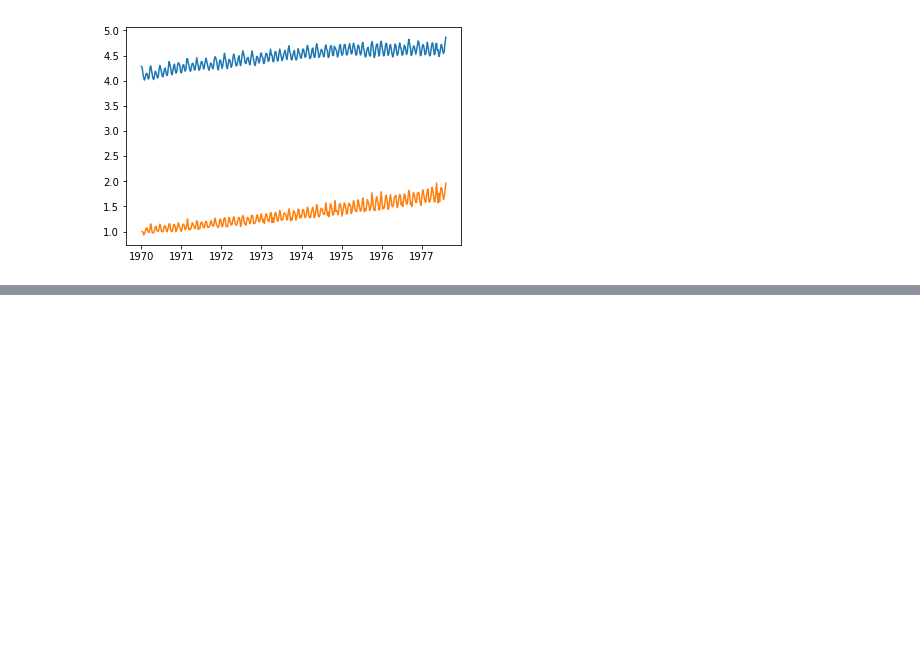
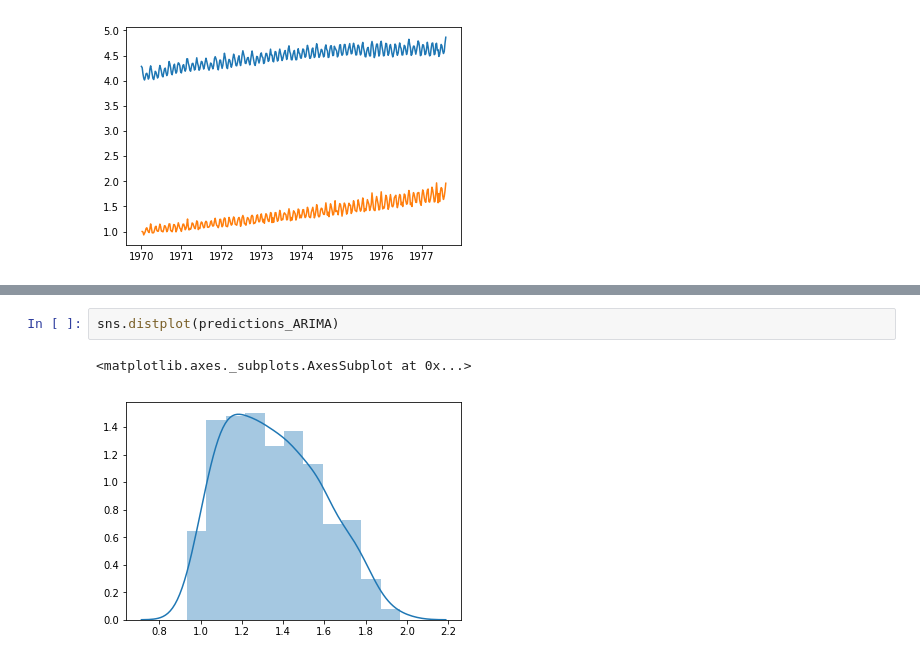
Before and after one commit to Reet1992/Time_Series, a Jupyter notebook: Time_series_2_eliminating_trend_univariate_data_prediction_dff_log.ipynb, the cells around one changed output, grey strips where cells are left out. Saved outputs shown, nothing was run; the diff lists cells and outputs as text; blank space fills up the shorter version.

```diff
--- a/Time_series_2_eliminating_trend_univariate_data_prediction_dff_log.ipynb
+++ b/Time_series_2_eliminating_trend_univariate_data_prediction_dff_log.ipynb
@@ -319,0 +328,5 @@ plt.plot(predictions_ARIMA)
+# %%
+sns.distplot(predictions_ARIMA)
+# %% [output]
+<matplotlib.axes._subplots.AxesSubplot at 0x...>
+[figure, added]
```
Also changed, not shown: parts of 2 cells of this notebook.
